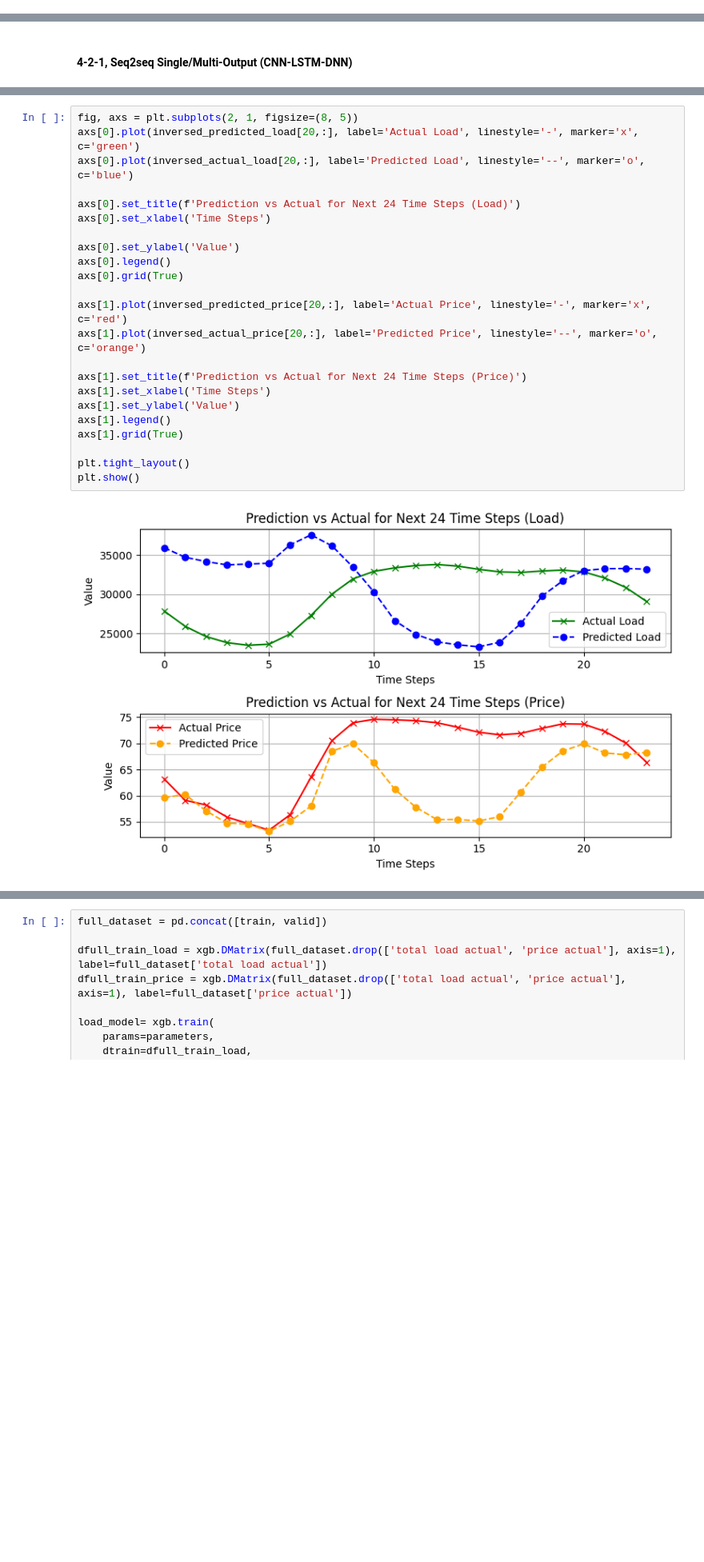
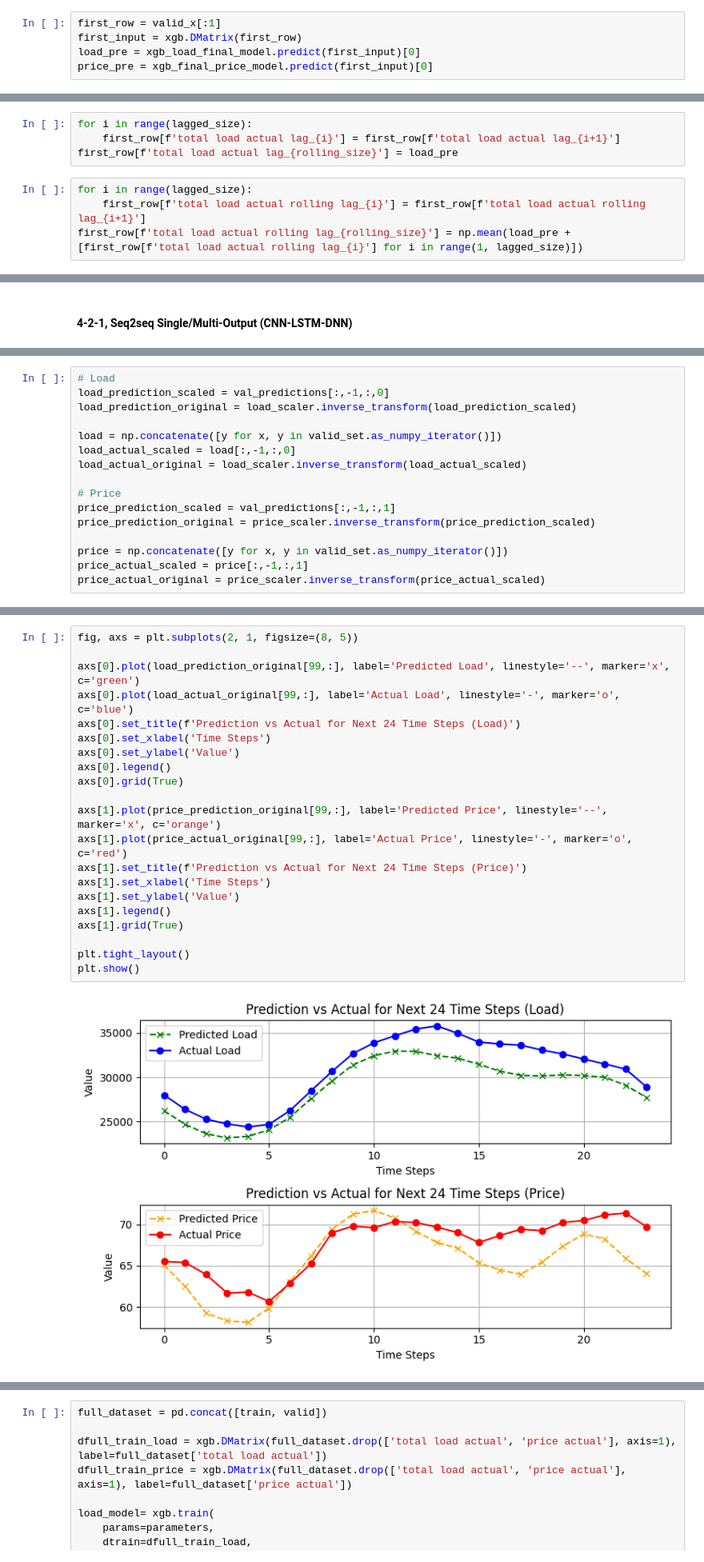
Before and after one commit to Jackson00Han/Time-Series-Training, a Jupyter notebook: Copy_of_multivariate_time_series.ipynb, the cells around one changed output, grey strips where cells are left out. Shown at 80% size. Drawn from its saved outputs; the diff is of its cells as text; blank space fills up the shorter version.

```diff
--- a/Copy_of_multivariate_time_series.ipynb
+++ b/Copy_of_multivariate_time_series.ipynb
@@ -1499,0 +1605,5 @@ Price Mean Squared Error (MSE): 2.527457554588456
+# %%
+first_row = valid_x[:1]
+first_input = xgb.DMatrix(first_row)
+load_pre = xgb_load_final_model.predict(first_input)[0]
+price_pre = xgb_final_price_model.predict(first_input)[0]
@@ -1499,0 +1614,8 @@ Price Mean Squared Error (MSE): 2.527457554588456
+# %%
+for i in range(lagged_size):
+    first_row[f'total load actual lag_{i}'] = first_row[f'total load actual lag_{i+1}']
+first_row[f'total load actual lag_{rolling_size}'] = load_pre
+# %%
+for i in range(lagged_size):
+    first_row[f'total load actual rolling lag_{i}'] = first_row[f'total load actual rolling lag_{i+1}']
+first_row[f'total load actual rolling lag_{rolling_size}'] = np.mean(load_pre + [first_row[f'total load actual rolling lag_{i}'] for i in range(1, lagged_size)])
@@ -1994,0 +2105,16 @@ Multi-Step Load MAE: 4843.2051
+# %%
+# Load
+load_prediction_scaled = val_predictions[:,-1,:,0]
+load_prediction_original = load_scaler.inverse_transform(load_prediction_scaled)
+
+load = np.concatenate([y for x, y in valid_set.as_numpy_iterator()])
+load_actual_scaled = load[:,-1,:,0]
+load_actual_original = load_scaler.inverse_transform(load_actual_scaled)
+
+# Price
+price_prediction_scaled = val_predictions[:,-1,:,1]
+price_prediction_original = price_scaler.inverse_transform(price_prediction_scaled)
+
+price = np.concatenate([y for x, y in valid_set.as_numpy_iterator()])
+price_actual_scaled = price[:,-1,:,1]
+price_actual_original = price_scaler.inverse_transform(price_actual_scaled)
@@ -1995,25 +2138,23 @@ Multi-Step Load MAE: 4843.2051
 # %%
 fig, axs = plt.subplots(2, 1, figsize=(8, 5))
-axs[0].plot(inversed_predicted_load[20,:], label='Actual Load', linestyle='-', marker='x', c='green')
-axs[0].plot(inversed_actual_load[20,:], label='Predicted Load', linestyle='--', marker='o', c='blue')
 
+axs[0].plot(load_prediction_original[99,:], label='Predicted Load', linestyle='--', marker='x', c='green')
+axs[0].plot(load_actual_original[99,:], label='Actual Load', linestyle='-', marker='o', c='blue')
 axs[0].set_title(f'Prediction vs Actual for Next 24 Time Steps (Load)')
 axs[0].set_xlabel('Time Steps')
-
 axs[0].set_ylabel('Value')
 axs[0].legend()
 axs[0].grid(True)
 
-axs[1].plot(inversed_predicted_price[20,:], label='Actual Price', linestyle='-', marker='x', c='red')
-axs[1].plot(inversed_actual_price[20,:], label='Predicted Price', linestyle='--', marker='o', c='orange')
-
+axs[1].plot(price_prediction_original[99,:], label='Predicted Price', linestyle='--', marker='x', c='orange')
+axs[1].plot(price_actual_original[99,:], label='Actual Price', linestyle='-', marker='o', c='red')
 axs[1].set_title(f'Prediction vs Actual for Next 24 Time Steps (Price)')
 axs[1].set_xlabel('Time Steps')
 axs[1].set_ylabel('Value')
 axs[1].legend()
 axs[1].grid(True)
 
 plt.tight_layout()
 plt.show()
 # %% [output]
-[figure, old version]
+[figure, new version]
```
Also changed, not shown: parts of 64 cells of this notebook.
